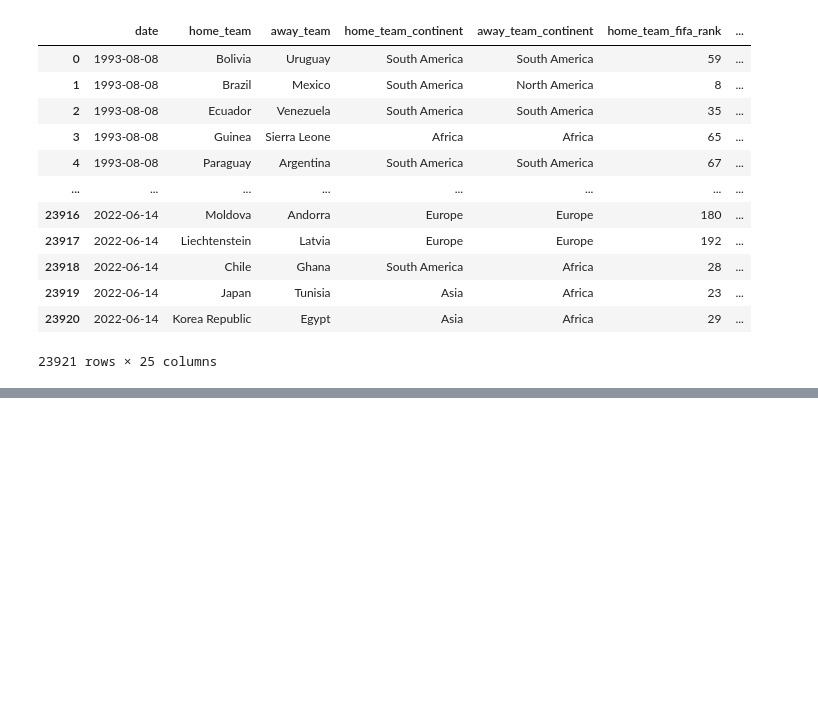
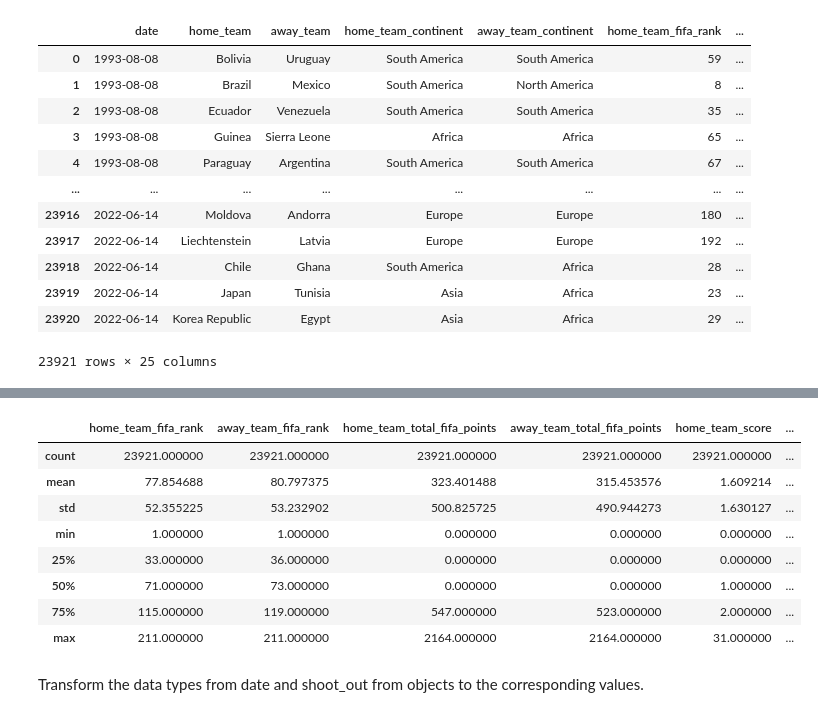
Before and after one commit to JavierCantoH/Fontys-DataScienceProject, a Jupyter notebook: Project World Cup.ipynb, the cells around one changed output, grey strips where cells are left out. Drawn from its saved outputs; the diff is of its cells as text; code cells hidden in the pictures; blank space fills up the shorter version.

```diff
--- a/Project World Cup.ipynb
+++ b/Project World Cup.ipynb
@@ -48,0 +98,14 @@ Index(['date', 'home_team', 'away_team', 'home_team_continent',
+# %%
+df.describe()
+# %% [output]
+|  | home_team_fifa_rank | away_team_fifa_rank | home_team_total_fifa_points | away_team_total_fifa_points | home_team_score | ... |
+| count | 23921.000000 | 23921.000000 | 23921.000000 | 23921.000000 | 23921.000000 | ... |
+| mean | 77.854688 | 80.797375 | 323.401488 | 315.453576 | 1.609214 | ... |
+| std | 52.355225 | 53.232902 | 500.825725 | 490.944273 | 1.630127 | ... |
+| min | 1.000000 | 1.000000 | 0.000000 | 0.000000 | 0.000000 | ... |
+| 25% | 33.000000 | 36.000000 | 0.000000 | 0.000000 | 0.000000 | ... |
+| 50% | 71.000000 | 73.000000 | 0.000000 | 0.000000 | 1.000000 | ... |
+| 75% | 115.000000 | 119.000000 | 547.000000 | 523.000000 | 2.000000 | ... |
+| max | 211.000000 | 211.000000 | 2164.000000 | 2164.000000 | 31.000000 | ... |
+# %% [markdown]
+Transform the data types from date and shoot_out from objects to the corresponding values.
```
Also changed, not shown: parts of 24 cells of this notebook.
